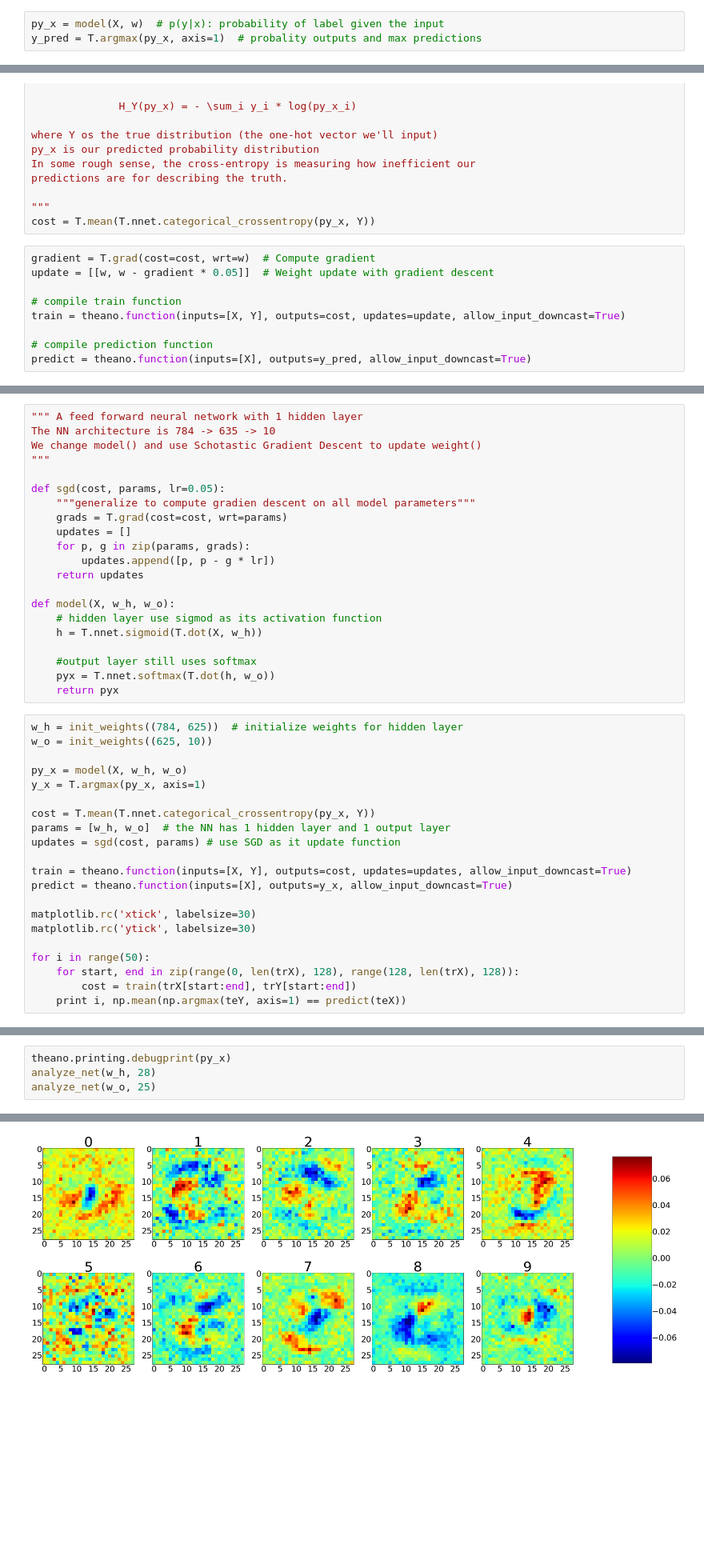
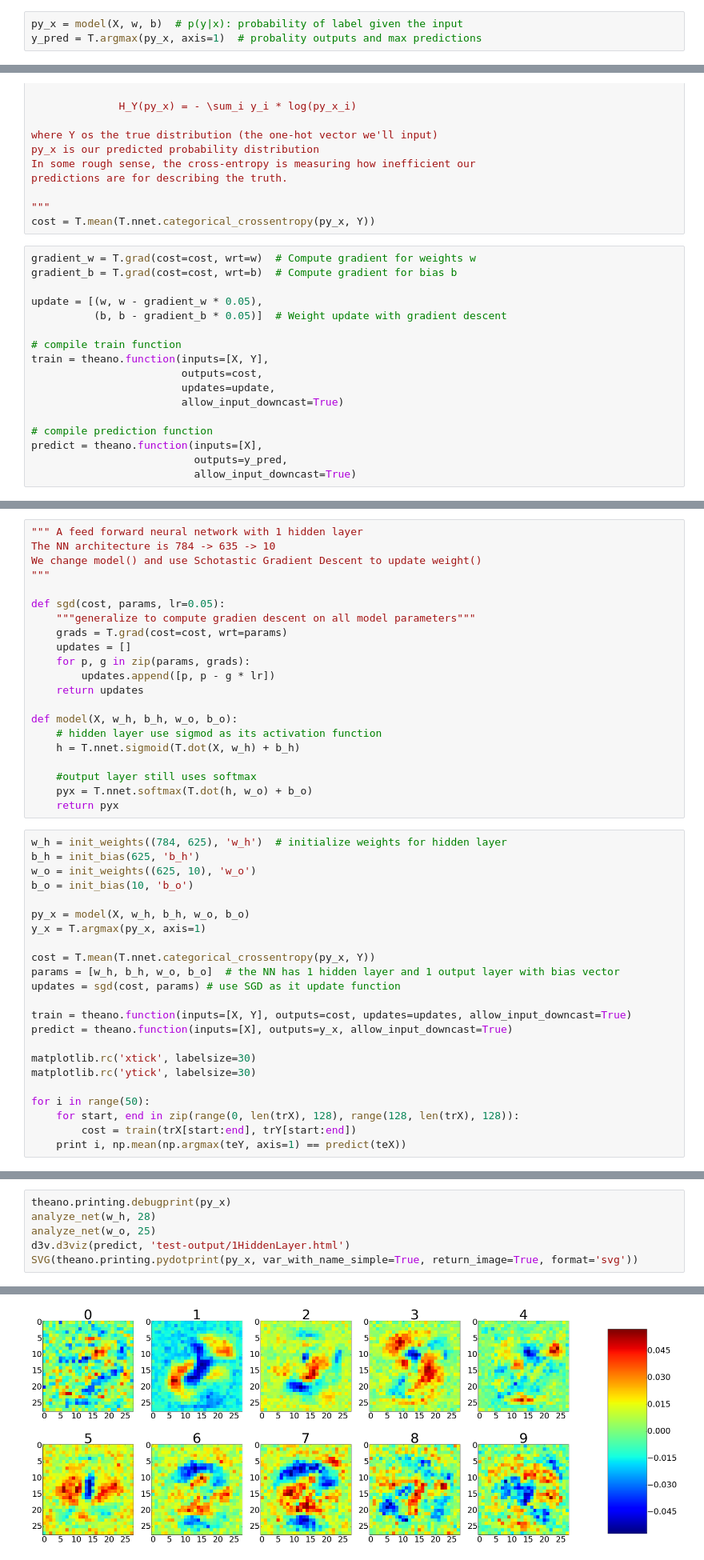
Before and after one commit to quangcs7/DeepLearning, a Jupyter notebook: Theano_Neural_Network.ipynb, the cells around one changed output, grey strips where cells are left out. Shown: that part at 80% size. Drawn from its saved outputs; the diff is of its cells as text; blank space fills up the shorter version.

Commit message:
+ Add bias vectors + Add model viz using pydotprint & d3viz + Add more comments

```diff
--- a/Theano_Neural_Network.ipynb
+++ b/Theano_Neural_Network.ipynb
@@ -104,5 +96,5 @@ w = init_weights((784, 10))  # initalize weights matrix
 # %%
-py_x = model(X, w)  # p(y|x): probability of label given the input
+py_x = model(X, w, b)  # p(y|x): probability of label given the input
 y_pred = T.argmax(py_x, axis=1)  # probality outputs and max predictions
 # %%
 """
@@ -126,14 +118,22 @@ predictions are for describing the truth.
 """
 cost = T.mean(T.nnet.categorical_crossentropy(py_x, Y))
 # %%
-gradient = T.grad(cost=cost, wrt=w)  # Compute gradient
-update = [[w, w - gradient * 0.05]]  # Weight update with gradient descent
+gradient_w = T.grad(cost=cost, wrt=w)  # Compute gradient for weights w
+gradient_b = T.grad(cost=cost, wrt=b)  # Compute gradient for bias b
+
+update = [(w, w - gradient_w * 0.05),
+          (b, b - gradient_b * 0.05)]  # Weight update with gradient descent
 
 # compile train function
-train = theano.function(inputs=[X, Y], outputs=cost, updates=update, allow_input_downcast=True)
+train = theano.function(inputs=[X, Y],
+                        outputs=cost,
+                        updates=update,
+                        allow_input_downcast=True)
 
 # compile prediction function
-predict = theano.function(inputs=[X], outputs=y_pred, allow_input_downcast=True)
+predict = theano.function(inputs=[X],
+                          outputs=y_pred,
+                          allow_input_downcast=True)
 # %%
 # run training with 100 iteration and on mini-batches of 128 examples
 for i in range(100):
@@ -182,22 +205,24 @@ def sgd(cost, params, lr=0.05):
         updates.append([p, p - g * lr])
     return updates
 
-def model(X, w_h, w_o):
+def model(X, w_h, b_h, w_o, b_o):
     # hidden layer use sigmod as its activation function
-    h = T.nnet.sigmoid(T.dot(X, w_h))
+    h = T.nnet.sigmoid(T.dot(X, w_h) + b_h)
 
     #output layer still uses softmax
-    pyx = T.nnet.softmax(T.dot(h, w_o))
+    pyx = T.nnet.softmax(T.dot(h, w_o) + b_o)
     return pyx
 # %%
-w_h = init_weights((784, 625))  # initialize weights for hidden layer
-w_o = init_weights((625, 10))
+w_h = init_weights((784, 625), 'w_h')  # initialize weights for hidden layer
+b_h = init_bias(625, 'b_h')
+w_o = init_weights((625, 10), 'w_o')
+b_o = init_bias(10, 'b_o')
 
-py_x = model(X, w_h, w_o)
+py_x = model(X, w_h, b_h, w_o, b_o)
 y_x = T.argmax(py_x, axis=1)
 
 cost = T.mean(T.nnet.categorical_crossentropy(py_x, Y))
-params = [w_h, w_o]  # the NN has 1 hidden layer and 1 output layer
+params = [w_h, b_h, w_o, b_o]  # the NN has 1 hidden layer and 1 output layer with bias vector
 updates = sgd(cost, params) # use SGD as it update function
 
 train = theano.function(inputs=[X, Y], outputs=cost, updates=updates, allow_input_downcast=True)
@@ -232,4 +257,6 @@ for i in range(50):
 theano.printing.debugprint(py_x)
 analyze_net(w_h, 28)
 analyze_net(w_o, 25)
+d3v.d3viz(predict, 'test-output/1HiddenLayer.html')
+SVG(theano.printing.pydotprint(py_x, var_with_name_simple=True, return_image=True, format='svg'))
 # %% [output]
@@ -243 +276 @@ Softmax [@A] ''
-[figure, old version]
+[figure, new version]
```
Also changed, not shown: parts of 15 cells of this notebook, 1 other file.
